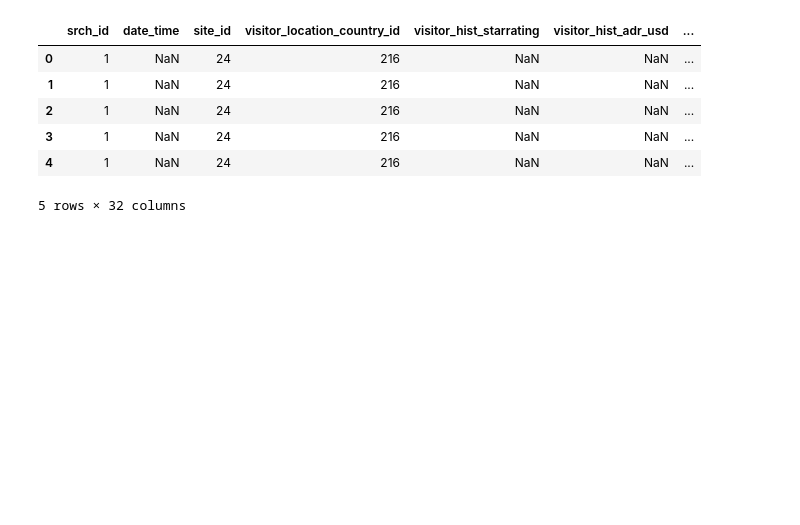
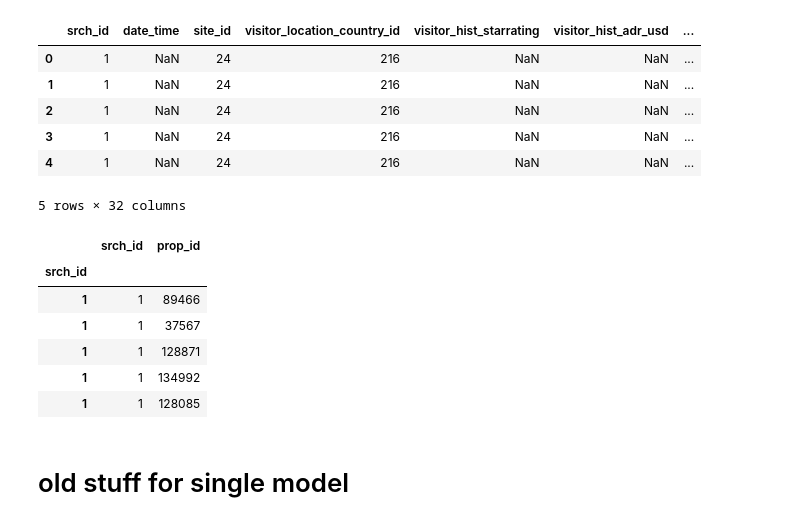
Before and after one commit to nabilasiregar/expedia-kaggle-competition, a Jupyter notebook: notebooks/xgboost.ipynb, the cells around one changed output. Drawn from its saved outputs; the diff is of its cells as text; code cells hidden in the pictures; blank space fills up the shorter version.

Commit message:
more models, more dissapointment

```diff
--- a/notebooks/xgboost.ipynb
+++ b/notebooks/xgboost.ipynb
@@ -226,10 +259,14 @@ model = xg.train(params, full_dmatrix, num_boost_round=100)
+# %%
+# Full training
+models_full = train_models(split_full, params, 120, drop_cols)
 # %%
 # save the model
 
-model.save_model('models/model.json')
+for i, model in enumerate(models_full):
+    model.save_model(f'models/model_{i}.json')
 # load the model
-model = xg.Booster()
-model.load_model('models/model.json')
+models_full = [xg.Booster() for i in range(len(models_full))]
+models_full = [models_full[i].load_model(f'models/model_{i}.json') for i in range(len(models_full))]
 # %%
 test_set = pl.read_csv('../data/preprocessed/engineered_test_set.csv')
 test_set = test_set.to_pandas()
@@ -237,6 +274,10 @@ test_set = test_set.replace('NULL', np.nan)
 
 object_columns = test_set.select_dtypes(include=['object']).columns
 test_set[object_columns] = test_set[object_columns].apply(pd.to_numeric, errors='coerce')
+
+split_eval = split_data_set(test_set, partitions_list)
+
+assert sum([len(x) for x in split_eval]) == len(test_set)
 # %%
 test_set.head()
 # %% [output]
@@ -247,3 +288,22 @@ test_set.head()
 | 3 | 1 | NaN | 24 | 216 | NaN | NaN | ... |
 | 4 | 1 | NaN | 24 | 216 | NaN | NaN | ... |
 5 rows × 32 columns
+# %%
+drop_cols = ['srch_id','prop_id']
+grouped = eval_models_partions(models_full, split_eval, ncdg=False, drop_cols=drop_cols)
+# %%
+submission = grouped.explode('prop_id')
+submission['srch_id'] = submission.index
+submission = submission[['srch_id', 'prop_id']]
+
+assert len(submission) == len(test_set)
+
+submission.head()
+# %% [output]
+|  | srch_id | prop_id |
+| srch_id |  |  |
+| 1 | 1 | 89466 |
+| 1 | 1 | 37567 |
+| 1 | 1 | 128871 |
+| 1 | 1 | 134992 |
+| 1 | 1 | 128085 |
@@ -250,3 +312,5 @@ test_set.head()
+# %% [markdown]
+# old stuff for single model
 # %%
 test_set_dmatrix = xg.DMatrix(test_set.drop(['srch_id'], axis=1), group=test_set['srch_id'].value_counts().sort_index().values)
 test_set['pred'] = model.predict(test_set_dmatrix)
```
Also changed, not shown: parts of 12 cells of this notebook, 2 other files.
